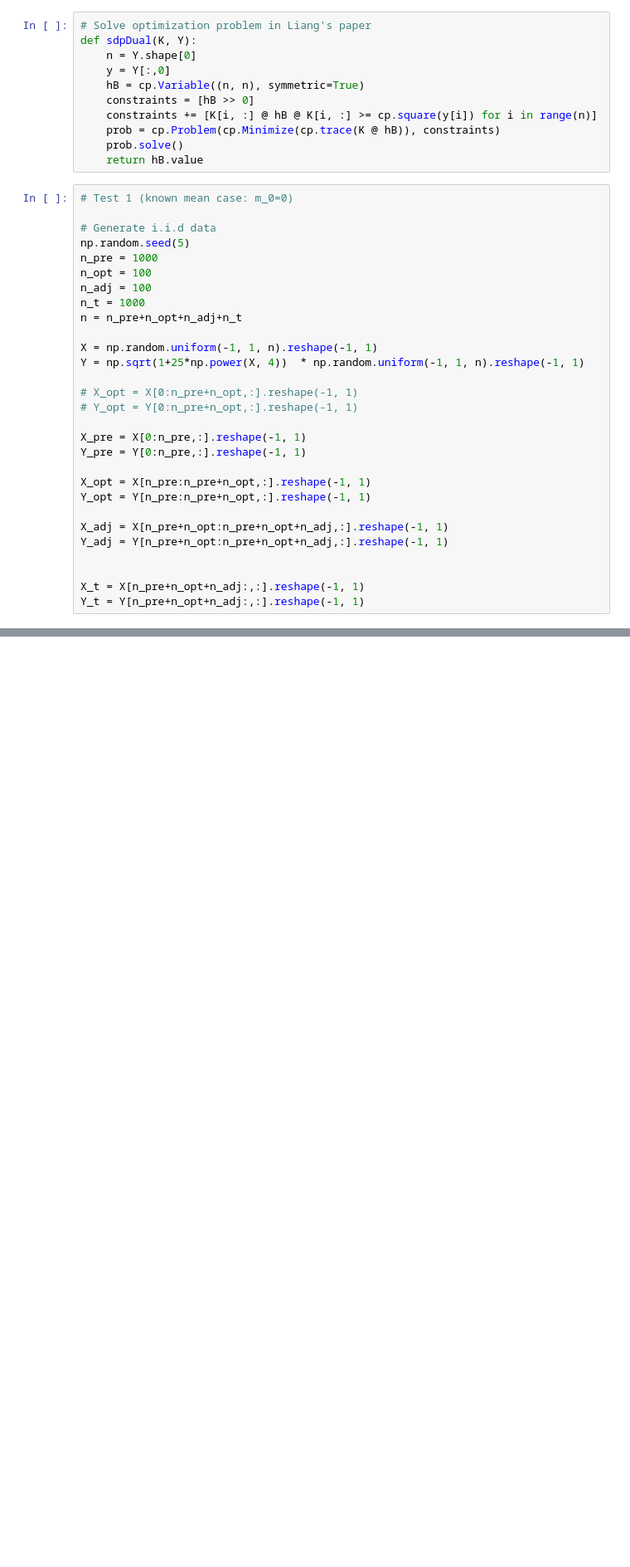
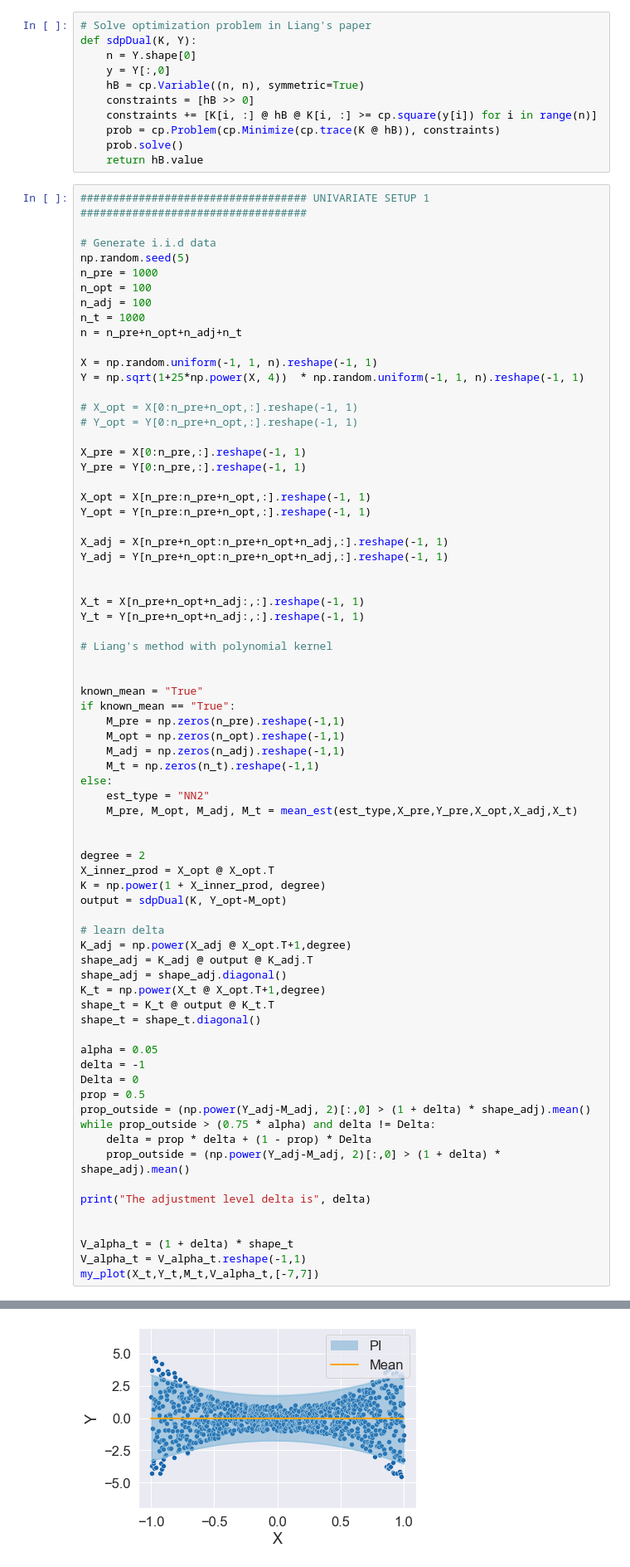
Before and after one commit to JiaweiGe0416/PI, a Jupyter notebook: Simulations/Liang.ipynb, the cells around one changed output, grey strips where cells are left out. Shown at 83% size. Saved outputs shown, nothing was run; the diff lists cells and outputs as text; blank space fills up the shorter version.

Commit message:
Changes Liang

```diff
--- a/Simulations/Liang.ipynb
+++ b/Simulations/Liang.ipynb
@@ -12,7 +24,7 @@ def sdpDual(K, Y):
     prob.solve()
     return hB.value
 # %%
-# Test 1 (known mean case: m_0=0)
+################################### UNIVARIATE SETUP 1 ###################################
 
 # Generate i.i.d data
 np.random.seed(5)
@@ -40,3 +52,47 @@ Y_adj = Y[n_pre+n_opt:n_pre+n_opt+n_adj,:].reshape(-1, 1)
 
 X_t = X[n_pre+n_opt+n_adj:,:].reshape(-1, 1)
 Y_t = Y[n_pre+n_opt+n_adj:,:].reshape(-1, 1)
+
+# Liang's method with polynomial kernel
+
+
+known_mean = "True"
+if known_mean == "True":
+    M_pre = np.zeros(n_pre).reshape(-1,1)
+    M_opt = np.zeros(n_opt).reshape(-1,1)
+    M_adj = np.zeros(n_adj).reshape(-1,1)
+    M_t = np.zeros(n_t).reshape(-1,1)
+else:
+    est_type = "NN2"
+    M_pre, M_opt, M_adj, M_t = mean_est(est_type,X_pre,Y_pre,X_opt,X_adj,X_t)
+
+
+degree = 2
+X_inner_prod = X_opt @ X_opt.T
+K = np.power(1 + X_inner_prod, degree)
+output = sdpDual(K, Y_opt-M_opt)
+
+# learn delta
+K_adj = np.power(X_adj @ X_opt.T+1,degree)
+shape_adj = K_adj @ output @ K_adj.T
+shape_adj = shape_adj.diagonal()
+K_t = np.power(X_t @ X_opt.T+1,degree)
+shape_t = K_t @ output @ K_t.T
+shape_t = shape_t.diagonal()
+
+alpha = 0.05
+delta = -1
+Delta = 0
+prop = 0.5
+prop_outside = (np.power(Y_adj-M_adj, 2)[:,0] > (1 + delta) * shape_adj).mean()
+while prop_outside > (0.75 * alpha) and delta != Delta:
+    delta = prop * delta + (1 - prop) * Delta
+    prop_outside = (np.power(Y_adj-M_adj, 2)[:,0] > (1 + delta) * shape_adj).mean()
+
+print("The adjustment level delta is", delta)
+
+
+V_alpha_t = (1 + delta) * shape_t
+V_alpha_t = V_alpha_t.reshape(-1,1)
+my_plot(X_t,Y_t,M_t,V_alpha_t,[-7,7])
+# %% [output]
@@ -42,0 +100 @@ Y_t = Y[n_pre+n_opt+n_adj:,:].reshape(-1, 1)
+[figure, added]
```
Also changed, not shown: parts of 9 cells of this notebook, 3 other files.
